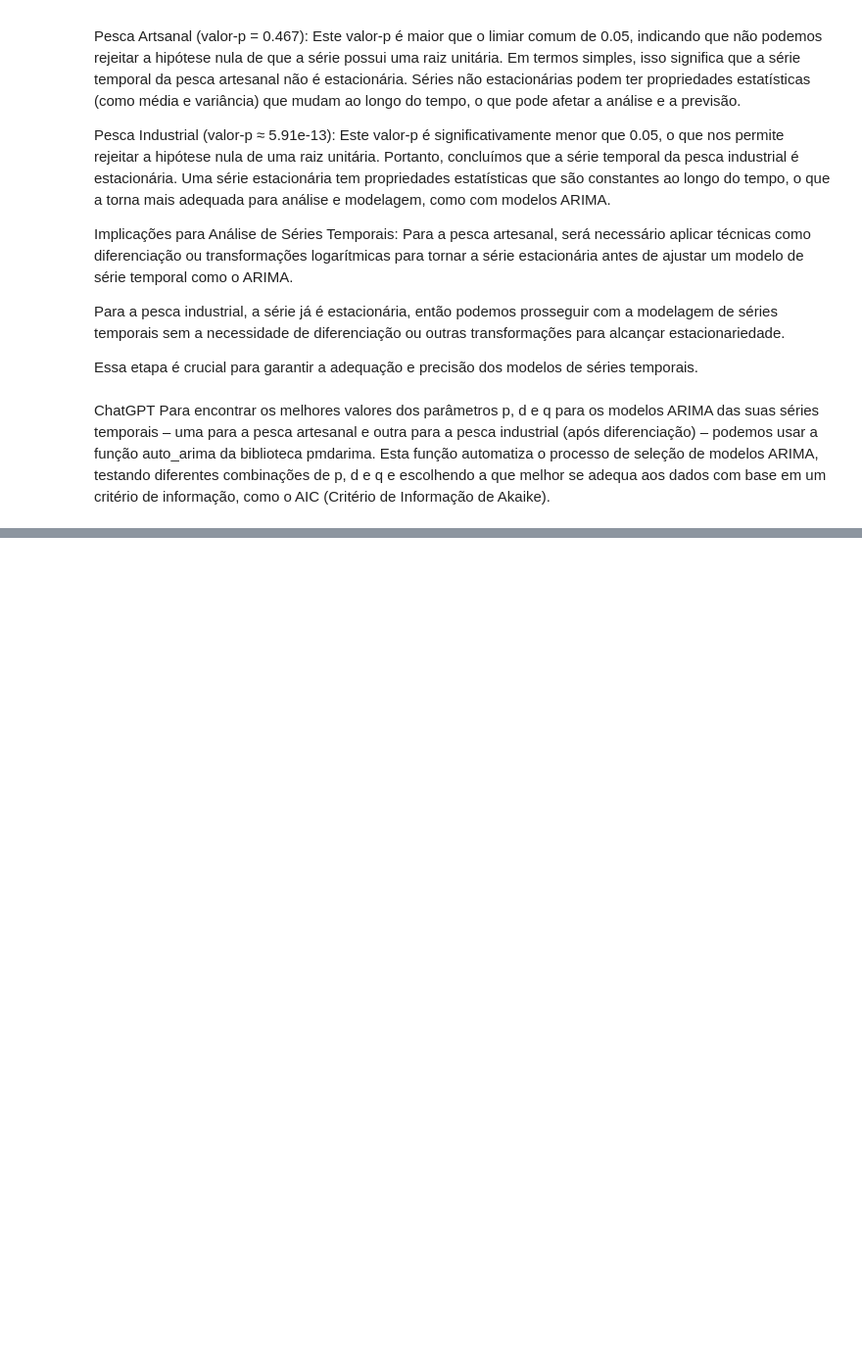
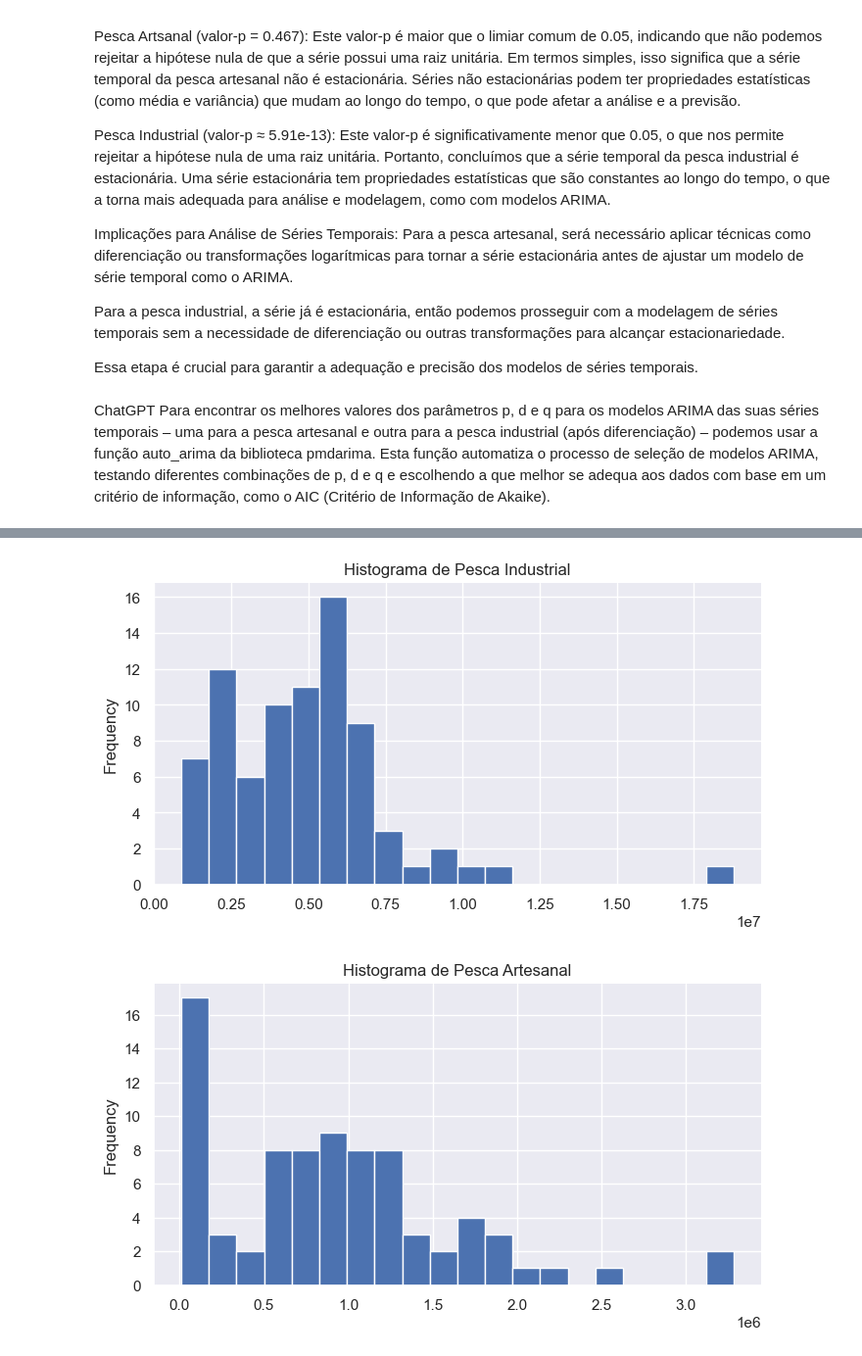
Before and after one commit to Felintox/Tera_Grupo, a Jupyter notebook: aplicando_modelo_arima_10_11.ipynb, the cells around one changed output, grey strips where cells are left out. Shown at 98% size. Saved outputs shown, nothing was run; the diff lists cells and outputs as text; code cells hidden in the pictures; blank space fills up the shorter version.

```diff
--- a/aplicando_modelo_arima_10_11.ipynb
+++ b/aplicando_modelo_arima_10_11.ipynb
@@ -627,0 +591,20 @@ max    15.0  18.0
+# %%
+# Lista de DataFrames
+dataframes = [df_industrial, df_artesanal]
+
+# Configurações para remover as linhas superior e direita
+def remove_spines():
+    plt.gca().spines[['top', 'right']].set_visible(False)
+
+# Loop para plotar os histogramas
+x=['Pesca Industrial','Pesca Artesanal']
+j=0
+for i, df in enumerate(dataframes, start=1):
+    plt.figure(figsize=(8, 4))  # Ajuste o tamanho da figura conforme necessário
+    df['valor estimado no período'].plot(kind='hist', bins=20, title=f'Histograma de {x[j]}')
+    remove_spines()
+    plt.show()
+    j+=1
+# %% [output]
+[figure, added]
+[figure, added]
```
Also changed, not shown: parts of 41 cells of this notebook.
